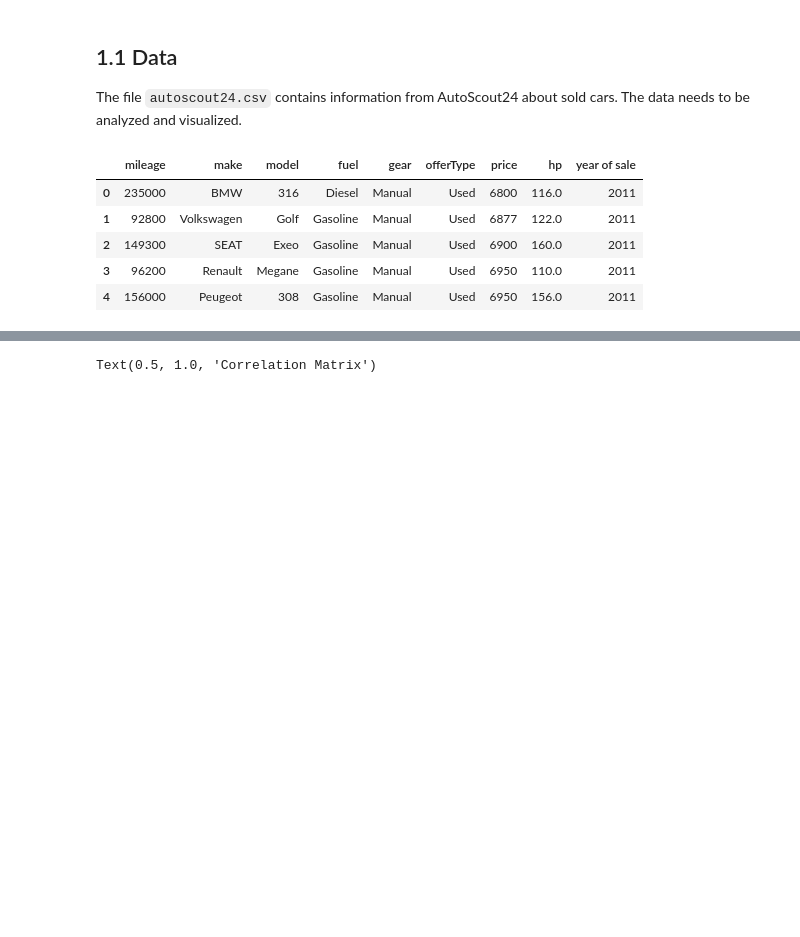
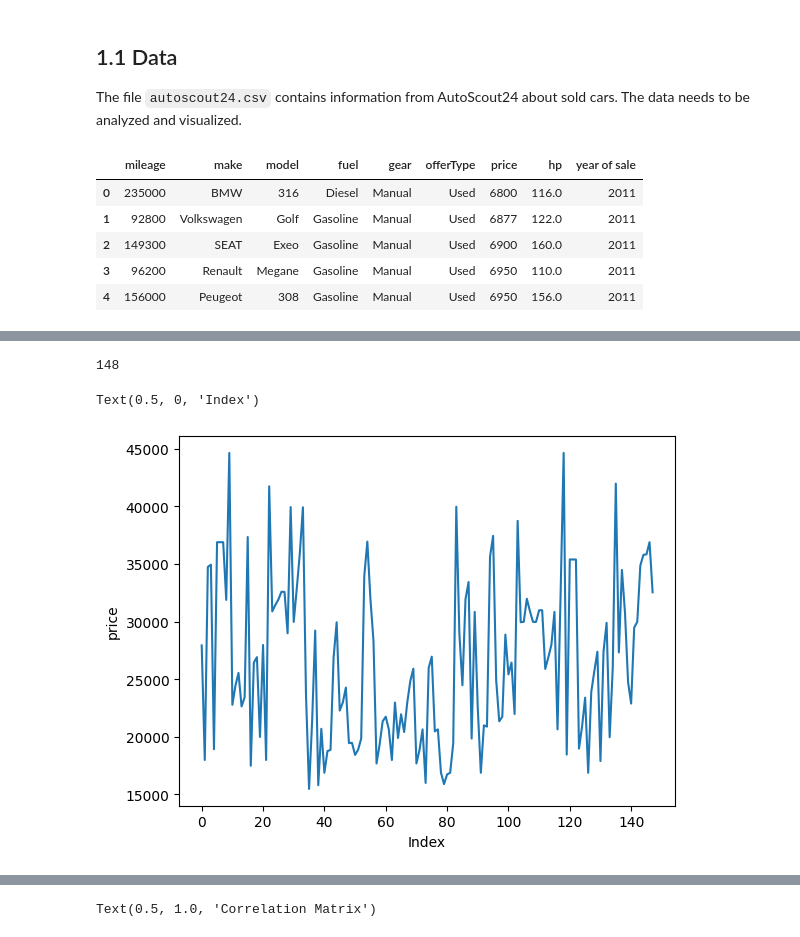
Before and after one commit to bayzero91/Autoscout_Analytics_Project_V2, a Jupyter notebook: Dataprep_Price_App.ipynb, the cells around one changed output, grey strips where cells are left out. Saved outputs shown, nothing was run; the diff lists cells and outputs as text; code cells hidden in the pictures; blank space fills up the shorter version.

```diff
--- a/EDA_&_ ML.ipynb
+++ b/Dataprep_Price_App.ipynb
@@ -102,0 +49,4 @@ print(f' Folowing Brands are in the dataset:\n {data["make"].unique()}')
+# %%
+# funktion to get a dataset of a specific car model
+def get_model_data(model=data['model'].unique()[0], min_hp = 0, year = 0):
+    return data[(data['model'] == model) & (data['hp'] >= min_hp) & (data['year of sale'] >= year)]
@@ -102,0 +62,6 @@ print(f' Folowing Brands are in the dataset:\n {data["make"].unique()}')
+# %%
+testmodel = get_model_data("A3", year=2018).sort_index()
+testmodel.reset_index(drop=True, inplace=True)
+testmodel.index
+testmodel.head()
+testmodel.shape
@@ -102,0 +86,8 @@ print(f' Folowing Brands are in the dataset:\n {data["make"].unique()}')
+# %%
+print(testmodel.shape[0])
+sns.lineplot(x=testmodel.index, y=testmodel['price'])
+plt.xlabel('Index')
+# %% [output]
+148
+Text(0.5, 0, 'Index')
+[figure, added]
```
Also changed, not shown: parts of 17 cells of this notebook, 2 other files.
